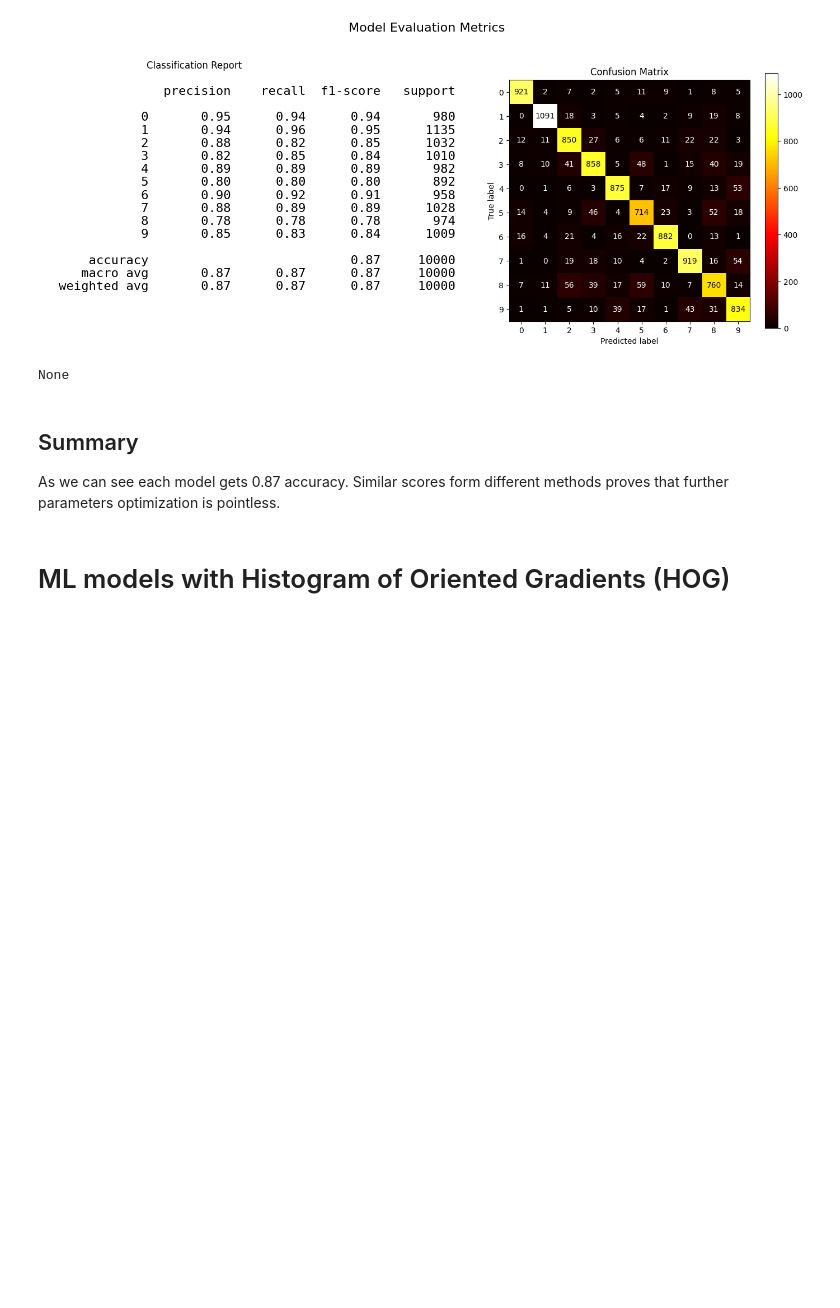
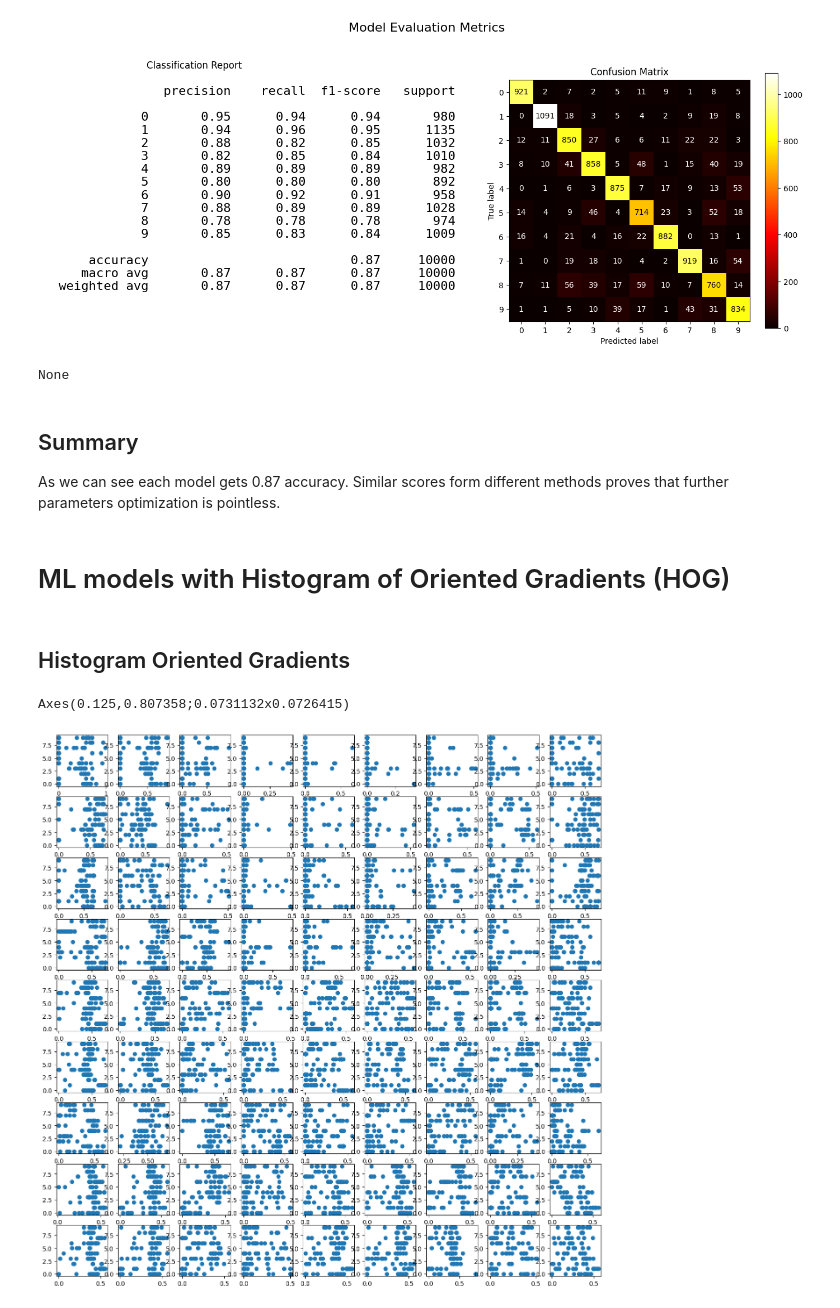
Before and after one commit to xXKeNdAmAmAsTeRXx/ISLP_labs, a Jupyter notebook: applied-Tasks/MINST_dataset.ipynb, the cells around one changed output. Saved outputs shown, nothing was run; the diff lists cells and outputs as text; code cells hidden in the pictures; blank space fills up the shorter version.

Commit message:
tree models with HOG vectors

```diff
--- a/applied-Tasks/MINST_dataset.ipynb
+++ b/applied-Tasks/MINST_dataset.ipynb
@@ -146,3 +146,45 @@ None
 As we can see each model gets 0.87 accuracy. Similar scores form different methods proves that further parameters optimization is pointless.
 # %% [markdown]
 # ML models with Histogram of Oriented Gradients (HOG)
+# %% [markdown]
+## Histogram Oriented Gradients
+# %%
+import cv2
+
+def openCVHOG(im):
+    # Return a vector
+    im = im.reshape(28, 28)
+    winSize = (20,20)
+    blockSize = (10,10)
+    blockStride = (5,5)
+    cellSize = (10,10)
+    nbins = 9
+    derivAperture = 1
+    winSigma = -1.
+    histogramNormType = 0
+    L2HysThreshold = 0.2
+    gammaCorrection = 1
+    nlevels = 64
+    signedGradients = True
+
+    hog = cv2.HOGDescriptor(winSize,blockSize,blockStride,cellSize,nbins,derivAperture,winSigma,histogramNormType,L2HysThreshold,gammaCorrection,nlevels, signedGradients)
+
+    descriptor = np.ravel(hog.compute(im))
+
+    return descriptor
+# %%
+x_train_hog = np.array([openCVHOG(x) for x in x_train])
+x_test_hog = np.array([openCVHOG(x) for x in x_test])
+
+ax_s = plt.subplots(9,9, figsize=(16,16))[1]
+
+ax=ax_s[0][0]
+
+print(ax)
+for i in range(9):
+    for j in range(9):
+        ax = ax_s[i][j]
+        ax.scatter(x_train_hog[:100, i*9 + j], y_train[:100])
+# %% [output]
+Axes(0.125,0.807358;0.0731132x0.0726415)
+[figure, added]
```
Also changed, not shown: parts of 6 cells of this notebook.
